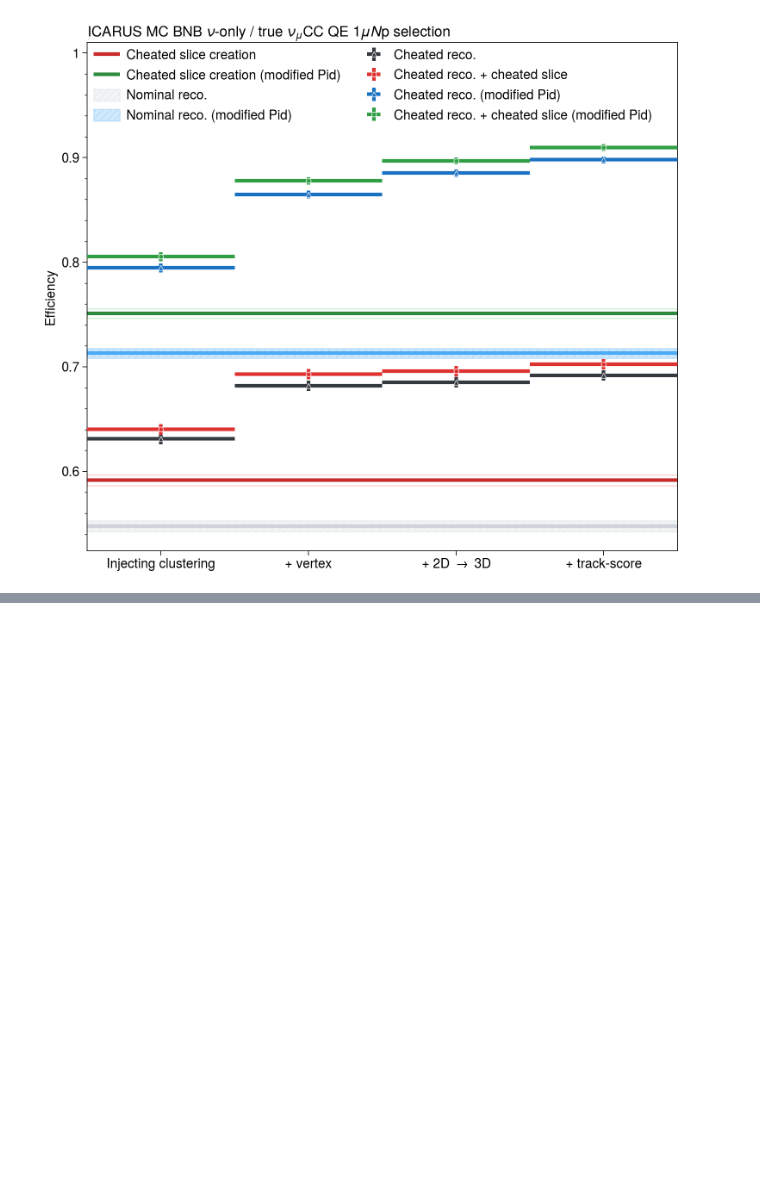
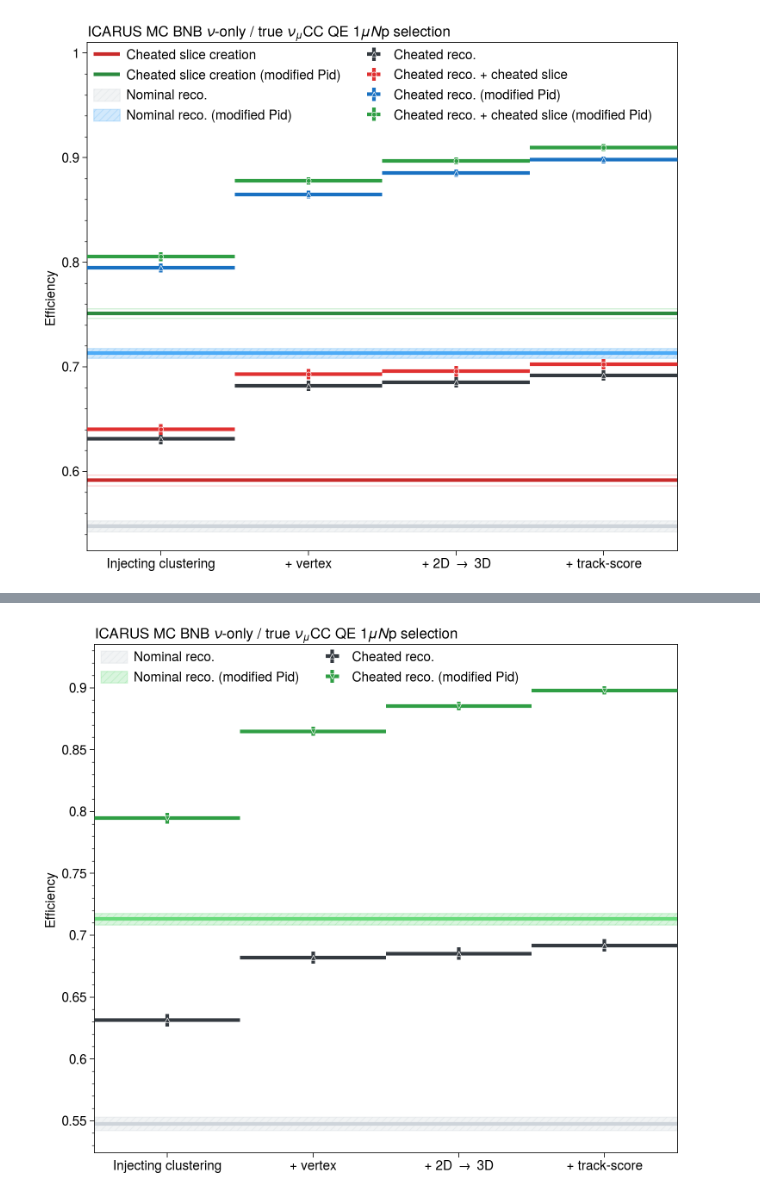
Before and after one commit to mattiasotgia/The_Empty_Hearse, a Jupyter notebook: notebooks/Np_plot.ipynb, the cells around one changed output, grey strips where cells are left out. Saved outputs shown, nothing was run; the diff lists cells and outputs as text; code cells hidden in the pictures; blank space fills up the shorter version.

```diff
--- a/notebooks/Np_plot.ipynb
+++ b/notebooks/Np_plot.ipynb
@@ -1569,3 +1569,82 @@ cheated_2d_vt_slicing_cheatedPid: 87.78%
 cheated_2d_vtx_3d_slicing_cheatedPid: 89.67%
 cheated_2d_vtx_3d_mva_slicing_cheatedPid: 90.96%
 [figure]
+# %%
+CCNp_data = uproot.open('CCNp_efficiencyNoNu_cheatingSlice_cheatingPid.root:efficiency_studies')
+CCNp_analysis = Analysis(CCNp_data, hist.axis.Regular(1, 0.24, 2.4))
+
+fig, ax = plot.subplots(
+    width=7.5, height=6.5, ncols=1, nrows=1, ylabel=f'Efficiency',
+    titlecolor='k', share=False, grid=False, # sharey='labs',
+    ltitle=r'ICARUS MC BNB $\nu$-only / true $\nu_\mu$CC QE $1\mu N\mathrm{p}$ selection',
+    xticks=[0, 1, 2, 3],
+    xticklabels=[
+        'Injecting clustering',# 'Cheated $2\\mathrm{D}$',
+        '+ vertex',# 'Cheated $2\\mathrm{D} + \\mathrm{vertex}$',
+        '+ 2D $\\to$ 3D',# 'Cheated $2\\mathrm{D} + \\mathrm{vertex} + 3\\mathrm{D}$',
+        # '+ $\\nu$ hierarchy',# 'Cheated $2\\mathrm{D} + \\mathrm{vertex} + 3\\mathrm{D} + $\n$ + \\nu\\text{-hierarchy}$',
+        '+ track-score'# 'Cheated $2\\mathrm{D} + \\mathrm{vertex} + 3\\mathrm{D} + $\n$ + \\nu\\text{-hierarchy} + \\mathrm{MVA}$',
+    ],
+    # xrotati,
+    # urtitle=r'$1\mu N\mathrm{p}$ selection'
+    # , yscale='log'
+)
+
+cheated_dict = {
+    'xerr': 0.5,
+    'markersize': 4,
+    'mec': 'w',
+    'markeredgewidth': 0.5,
+    'capsize': 0,
+    'elinewidth': 3
+}
+
+trees = [
+    'cheated_2d',
+    'cheated_2d_vt',
+    'cheated_2d_vtx_3d',
+    'cheated_2d_vtx_3d_mva',
+]
+
+reconstruction_efficiency = {}
+
+## NOMINAL RECO
+efficiency, (low, high) = CCNp_analysis.efficiency('nominal', 'E')
+ax[0].axhspan(ymin=(efficiency-low)[0], ymax=(efficiency+high)[0], hatch='////', fill=True, color='gray4', ec='gray4', alpha=0.25, linewidth=1, label='Nominal reco.', zorder=-99)
+ax[0].axhline(efficiency, lw=3, c='gray4')
+print(f'{'nominal'}: {efficiency[0]:.2%}')
+
+reconstruction_efficiency['nominal'] = (efficiency[0], np.max([low, high]))
+
+## Cheated PID
+efficiency, (low, high) = CCNp_analysis.efficiency('nominal_cheatedPid', 'E')
+ax[0].axhspan(ymin=(efficiency-low)[0], ymax=(efficiency+high)[0], hatch='////', fill=True, color='green4', ec='green4', alpha=0.25, linewidth=1, label='Nominal reco. (modified Pid)', zorder=-99)
+ax[0].axhline(efficiency, lw=3, c='green4')
+print(f'{'nominal_cheatedPid'}: {efficiency[0]:.2%}')
+
+reconstruction_efficiency['nominal_cheatedPid'] = (efficiency[0], np.max([low, high]))
+
+## LADDER
+for i, tree in enumerate(trees):
+    efficiency, uncertainty = CCNp_analysis.efficiency(tree, 'E')
+    ax[0].errorbar(i, efficiency, yerr=uncertainty, **cheated_dict, color='gray8', fmt='^', label=('Cheated reco.' if i==0 else None), zorder=99)
+    print(f'{tree}: {efficiency[0]:.2%}')
+    reconstruction_efficiency[tree] = (efficiency[0], np.max(uncertainty))
+
+## LADDER cheated pid
+for i, tree in enumerate(trees):
+    tree = tree + '_cheatedPid'
+    efficiency, uncertainty = CCNp_analysis.efficiency(tree, 'E')
+    ax[0].errorbar(i, efficiency, yerr=uncertainty, **cheated_dict, color='green8', fmt='v', label=('Cheated reco. (modified Pid)' if i==0 else None), zorder=99)
+    print(f'{tree}: {efficiency[0]:.2%}')
+    reconstruction_efficiency[tree] = (efficiency[0], np.max(uncertainty))
+
+# ax[1].format(urtitle='', ultitle=r'$1\mu1p$ selection')
+[axi.legend(loc='ul', ncols=2, order='F') for axi in ax]
+# [axi.set_title('Preliminary', color='k', loc='left', weight='bold') for axi in ax]
+
+ax.format(ylim=(0.524, .935))
+
+
+fig.savefig('plots_CCNp_test/CCNp_efficiencyNoNu_cheatingPid.pdf', bbox_inches='tight')
+# %% [output]
@@ -1571,0 +1661 @@ cheated_2d_vtx_3d_mva_slicing_cheatedPid: 90.96%
+[figure, added]
```
Also changed, not shown: parts of 4 cells of this notebook, 16 other files.
